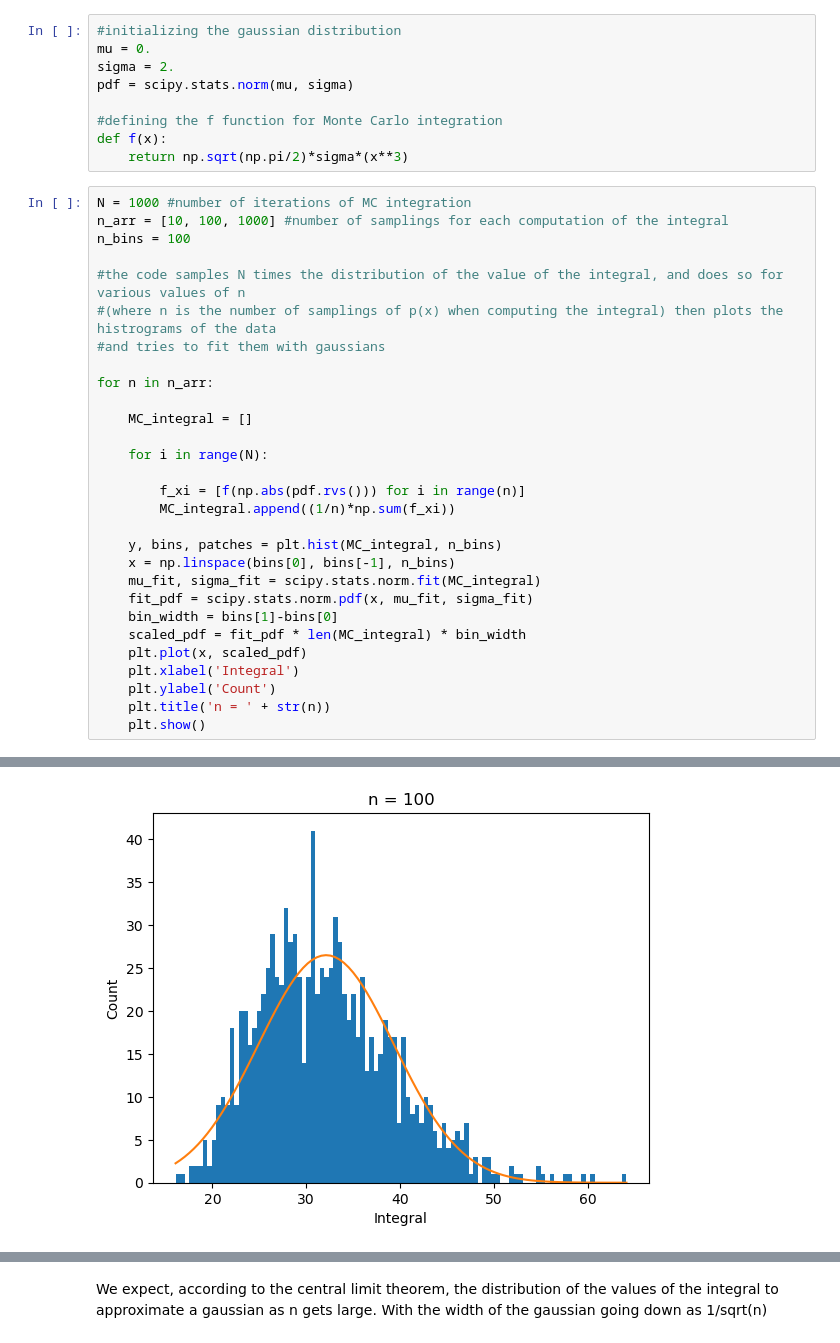
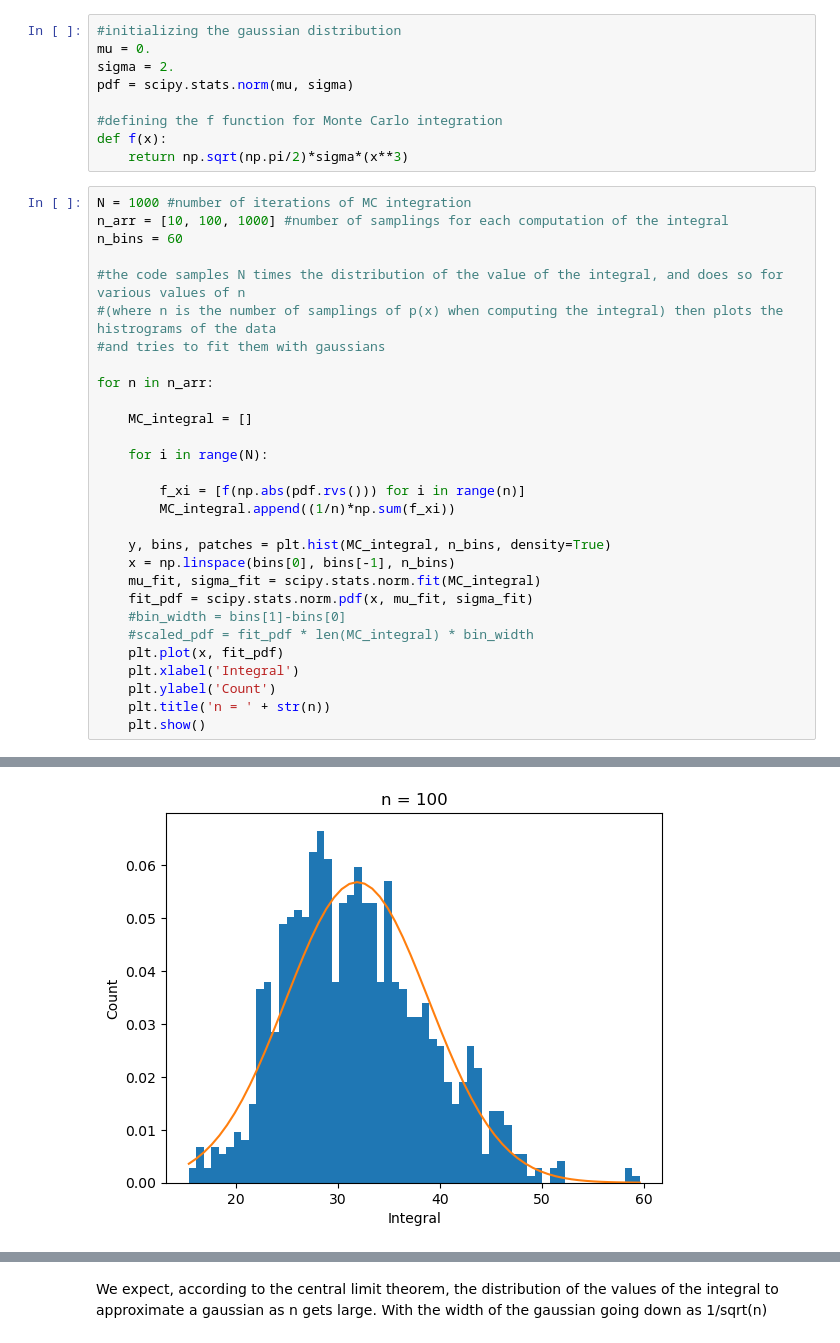
Before and after one commit to GabrieleOlzer/astrostatistics_bicocca_2025, a Jupyter notebook: working/L03/MC_integral.ipynb, the cells around one changed output, grey strips where cells are left out. Cells and saved outputs as stored; diff of their text form.

```diff
--- a/working/L03/MC_integral.ipynb
+++ b/working/L03/MC_integral.ipynb
@@ -17,7 +17,7 @@ def f(x):
 # %%
 N = 1000 #number of iterations of MC integration
 n_arr = [10, 100, 1000] #number of samplings for each computation of the integral
-n_bins = 100
+n_bins = 60
 
 #the code samples N times the distribution of the value of the integral, and does so for various values of n
 #(where n is the number of samplings of p(x) when computing the integral) then plots the histrograms of the data
@@ -32,13 +32,13 @@ for n in n_arr:
         f_xi = [f(np.abs(pdf.rvs())) for i in range(n)]
         MC_integral.append((1/n)*np.sum(f_xi))
 
-    y, bins, patches = plt.hist(MC_integral, n_bins)
+    y, bins, patches = plt.hist(MC_integral, n_bins, density=True)
     x = np.linspace(bins[0], bins[-1], n_bins)
     mu_fit, sigma_fit = scipy.stats.norm.fit(MC_integral)
     fit_pdf = scipy.stats.norm.pdf(x, mu_fit, sigma_fit)
-    bin_width = bins[1]-bins[0]
-    scaled_pdf = fit_pdf * len(MC_integral) * bin_width
-    plt.plot(x, scaled_pdf)
+    #bin_width = bins[1]-bins[0]
+    #scaled_pdf = fit_pdf * len(MC_integral) * bin_width
+    plt.plot(x, fit_pdf)
     plt.xlabel('Integral')
     plt.ylabel('Count')
     plt.title('n = ' + str(n))
@@ -48 +48 @@ for n in n_arr:
-[figure, old version]
+[figure, new version]
```
Also changed, not shown: parts of 1 cell of this notebook, 1 other file.
